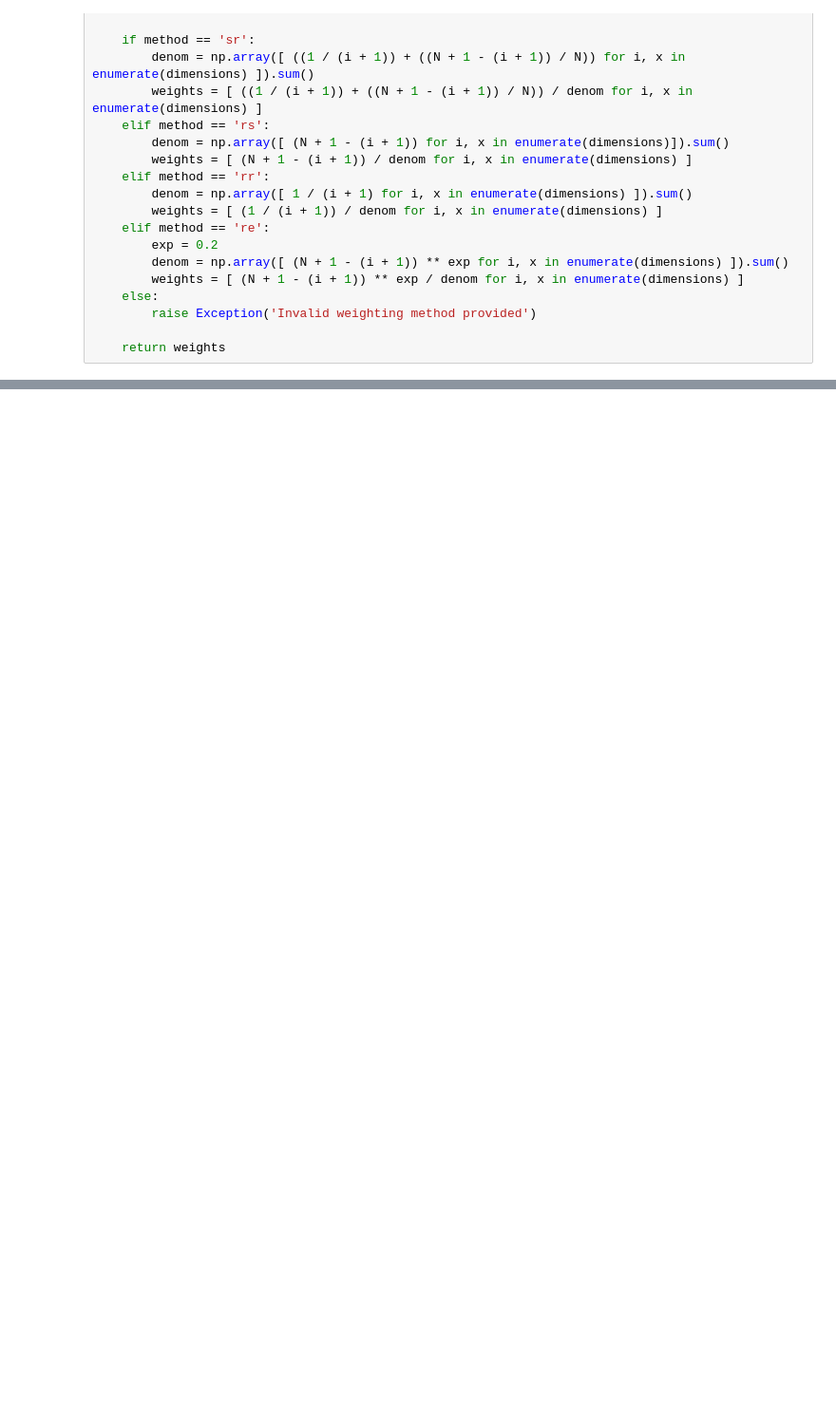
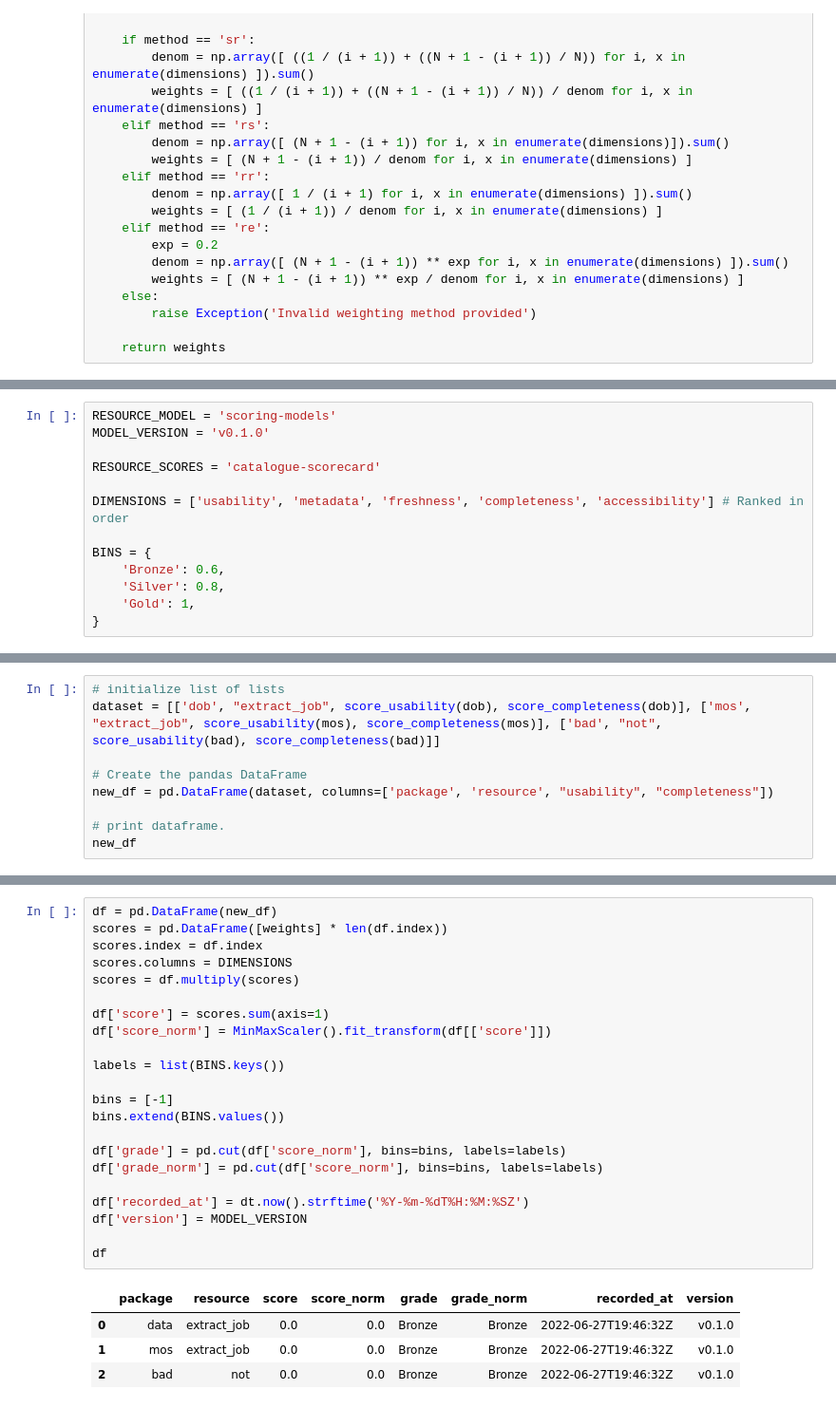
Before and after one commit to prekshaagarwal21/nyc-open-data-framework-data-quality, a Jupyter notebook: nyc_open_data_dqs.ipynb, the cells around one changed output, grey strips where cells are left out. Shown at 95% size. Drawn from its saved outputs; the diff is of its cells as text; blank space fills up the shorter version.

```diff
--- a/nyc_open_data_dqs.ipynb
+++ b/nyc_open_data_dqs.ipynb
@@ -205,0 +289,13 @@ def calculate_weights(dimensions, method='sr'):
+# %%
+RESOURCE_MODEL = 'scoring-models'
+MODEL_VERSION = 'v0.1.0'
+
+RESOURCE_SCORES = 'catalogue-scorecard'
+
+DIMENSIONS = ['usability', 'metadata', 'freshness', 'completeness', 'accessibility'] # Ranked in order
+
+BINS = {
+    'Bronze': 0.6,
+    'Silver': 0.8,
+    'Gold': 1,
+}
@@ -205,0 +330,9 @@ def calculate_weights(dimensions, method='sr'):
+# %%
+# initialize list of lists
+dataset = [['dob', "extract_job", score_usability(dob), score_completeness(dob)], ['mos', "extract_job", score_usability(mos), score_completeness(mos)], ['bad', "not", score_usability(bad), score_completeness(bad)]]
+
+# Create the pandas DataFrame
+new_df = pd.DataFrame(dataset, columns=['package', 'resource', "usability", "completeness"])
+
+# print dataframe.
+new_df
@@ -205,0 +397,27 @@ def calculate_weights(dimensions, method='sr'):
+# %%
+df = pd.DataFrame(new_df)
+scores = pd.DataFrame([weights] * len(df.index))
+scores.index = df.index
+scores.columns = DIMENSIONS
+scores = df.multiply(scores)
+
+df['score'] = scores.sum(axis=1)
+df['score_norm'] = MinMaxScaler().fit_transform(df[['score']])
+
+labels = list(BINS.keys())
+
+bins = [-1]
+bins.extend(BINS.values())
+
+df['grade'] = pd.cut(df['score_norm'], bins=bins, labels=labels)
+df['grade_norm'] = pd.cut(df['score_norm'], bins=bins, labels=labels)
+
+df['recorded_at'] = dt.now().strftime('%Y-%m-%dT%H:%M:%SZ')
+df['version'] = MODEL_VERSION
+
+df
+# %% [output]
+|  | package | resource | score | score_norm | grade | grade_norm | recorded_at | version |
+| 0 | data | extract_job | 0.0 | 0.0 | Bronze | Bronze | 2022-06-27T19:46:32Z | v0.1.0 |
+| 1 | mos | extract_job | 0.0 | 0.0 | Bronze | Bronze | 2022-06-27T19:46:32Z | v0.1.0 |
+| 2 | bad | not | 0.0 | 0.0 | Bronze | Bronze | 2022-06-27T19:46:32Z | v0.1.0 |
```
Also changed, not shown: parts of 23 cells of this notebook.
